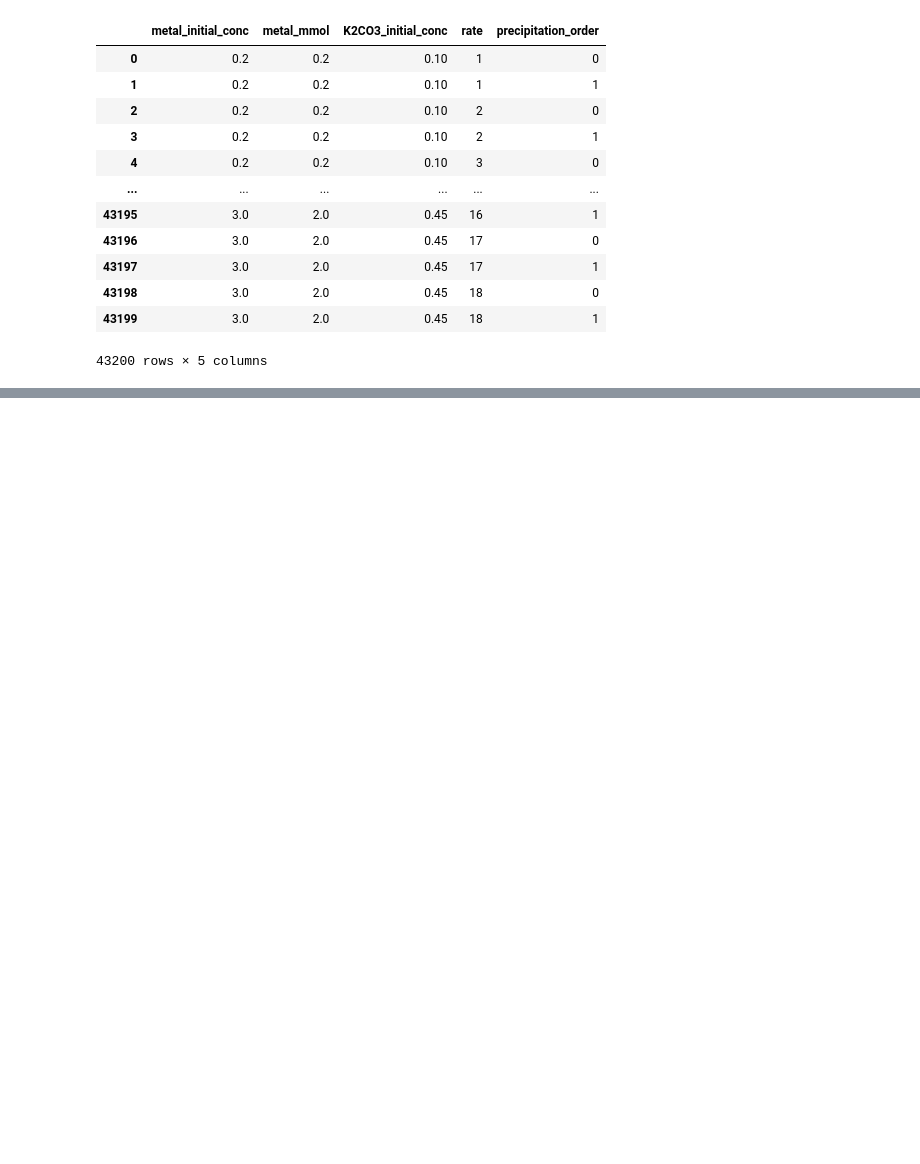
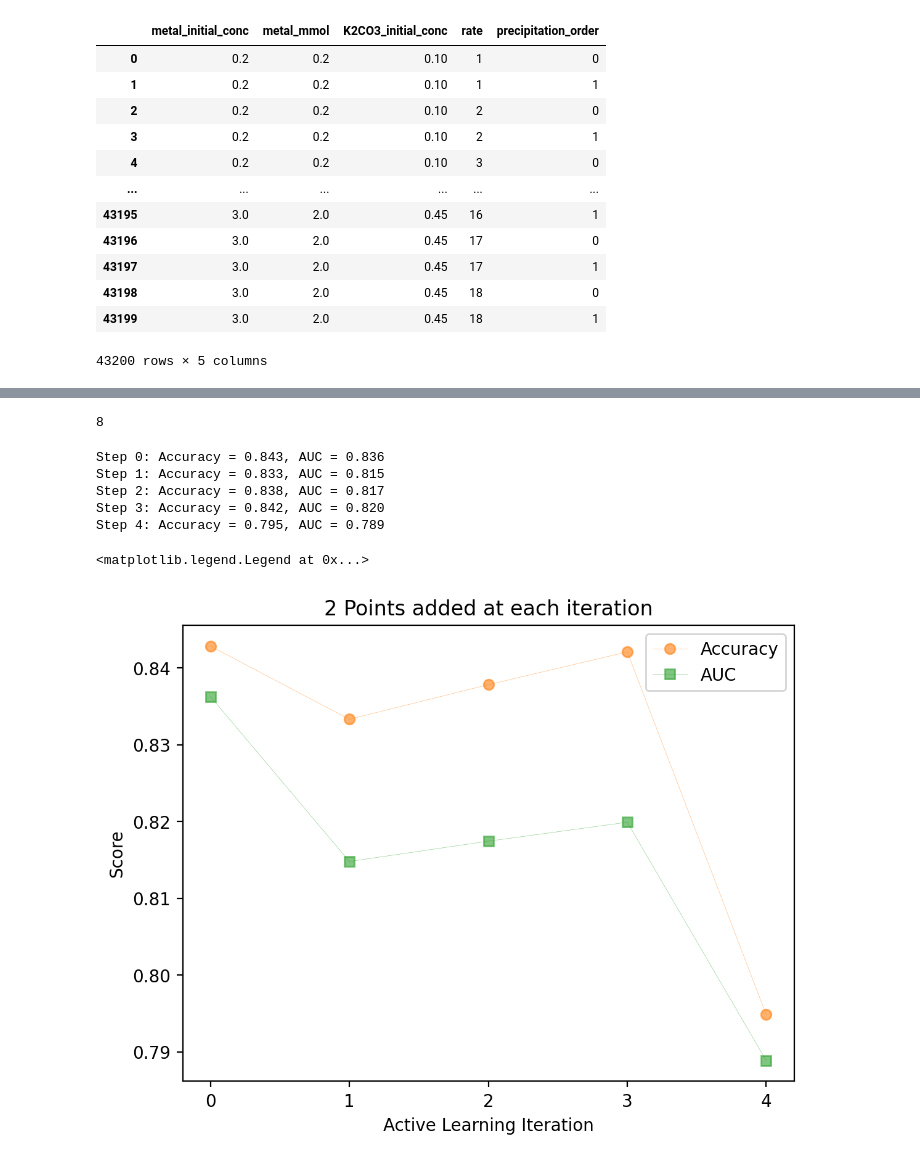
Before and after one commit to AccelerationConsortium/gremlin, a Jupyter notebook: model/active_learning.ipynb, the cells around one changed output, grey strips where cells are left out. Drawn from its saved outputs; the diff is of its cells as text; code cells hidden in the pictures; blank space fills up the shorter version.

```diff
--- a/model/active_learning.ipynb
+++ b/model/active_learning.ipynb
@@ -156,0 +197,6 @@ plt.hist(y)
+# %%
+new_df = pd.read_csv('../data/K2CO3-11212024.csv').dropna().drop('sample', axis=1)
+
+new_df['singlephase'] = new_df['singlephase'].replace({'TRUE': True, 'FALSE': False, 'no': None})
+new_df['singlephase'] = new_df['singlephase'].astype(np.float32)
+new_df
@@ -157,3 +221,6 @@ plt.hist(y)
+# %%
+X = pd.concat([X, new_df[['metal_initial_conc','metal_mmol', 'K2CO3_initial_conc', 'rate', 'precipitation_order']]], ignore_index=True)
+y = pd.concat([y, new_df['singlephase']], ignore_index=True)
 # %% [markdown]
 ## Using kernel learning
 # %%
@@ -546,0 +687,36 @@ df_sampled_parameters_sorted.head(20)
+# %%
+points_to_add = 2
+
+final_predictions, final_uncertainties, accuracy_list, auc_list = active_learning(
+    train_data_file='../data/K2CO3-all.csv',
+    new_data_file='../data/0911-FeZnCo-result.csv',
+    kernel_type='Euclidean',
+    gamma=0.1,
+    points_to_add=points_to_add
+)
+
+steps = len(accuracy_list)
+
+for i, (accuracy, auc) in enumerate(zip(accuracy_list, auc_list)):
+    print(f"Step {i}: Accuracy = {accuracy:.3f}, AUC = {auc:.3f}")
+
+plt.figure(dpi=200)
+
+plt.plot(range(steps), accuracy_list, label="Accuracy", marker='o', color='C1', linewidth=0.2, alpha=0.6)
+
+plt.plot(range(steps), auc_list, label="AUC", marker='s', color='C2', linewidth=0.2, alpha=0.6)
+plt.xticks(range(steps))
+
+plt.xlabel('Active Learning Iteration')
+plt.ylabel('Score')
+plt.title(f'{points_to_add} Points added at each iteration')
+plt.legend()
+# %% [output]
+8
+Step 0: Accuracy = 0.843, AUC = 0.836
+Step 1: Accuracy = 0.833, AUC = 0.815
+Step 2: Accuracy = 0.838, AUC = 0.817
+Step 3: Accuracy = 0.842, AUC = 0.820
+Step 4: Accuracy = 0.795, AUC = 0.789
+<matplotlib.legend.Legend at 0x...>
+[figure, added]
```
Also changed, not shown: parts of 29 cells of this notebook.
